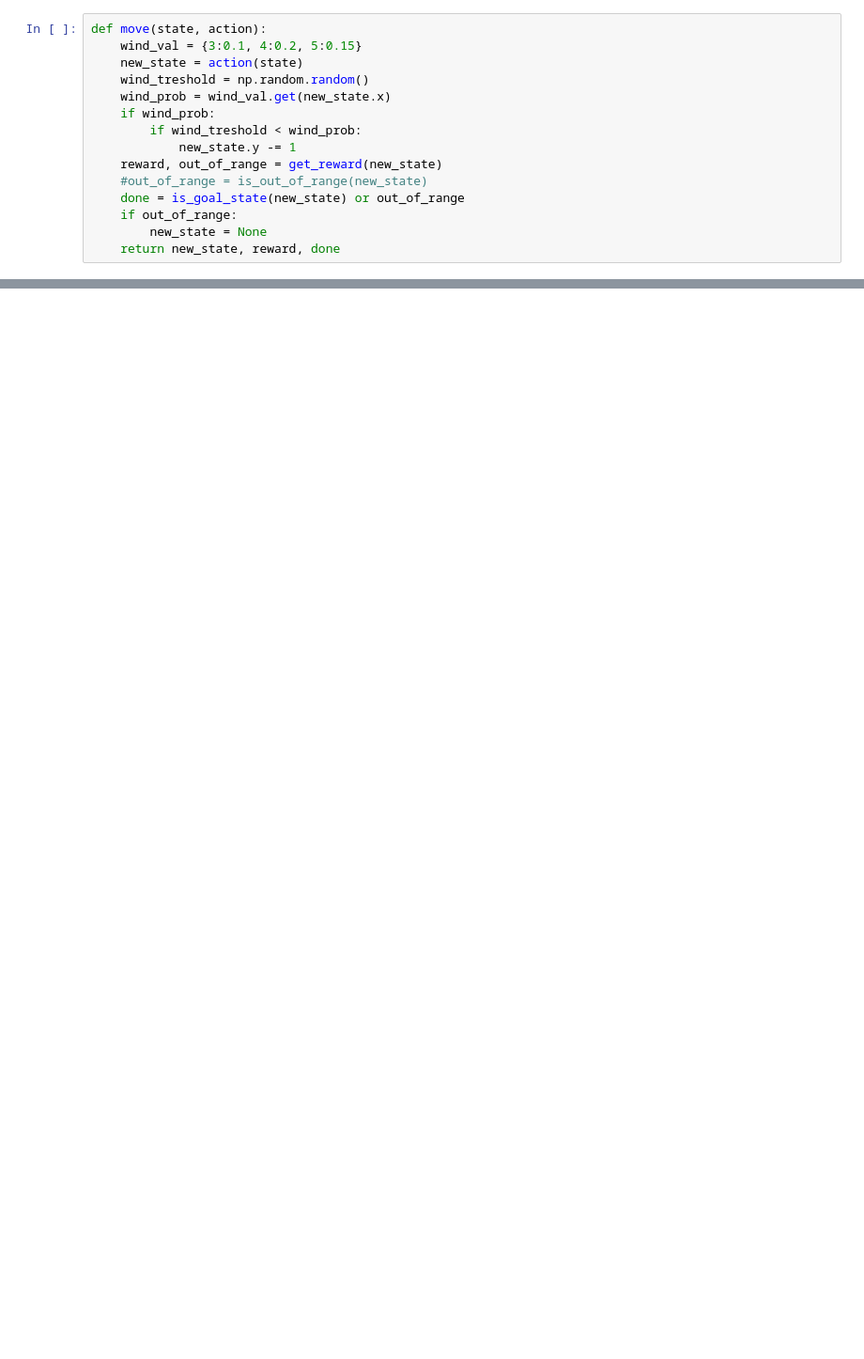
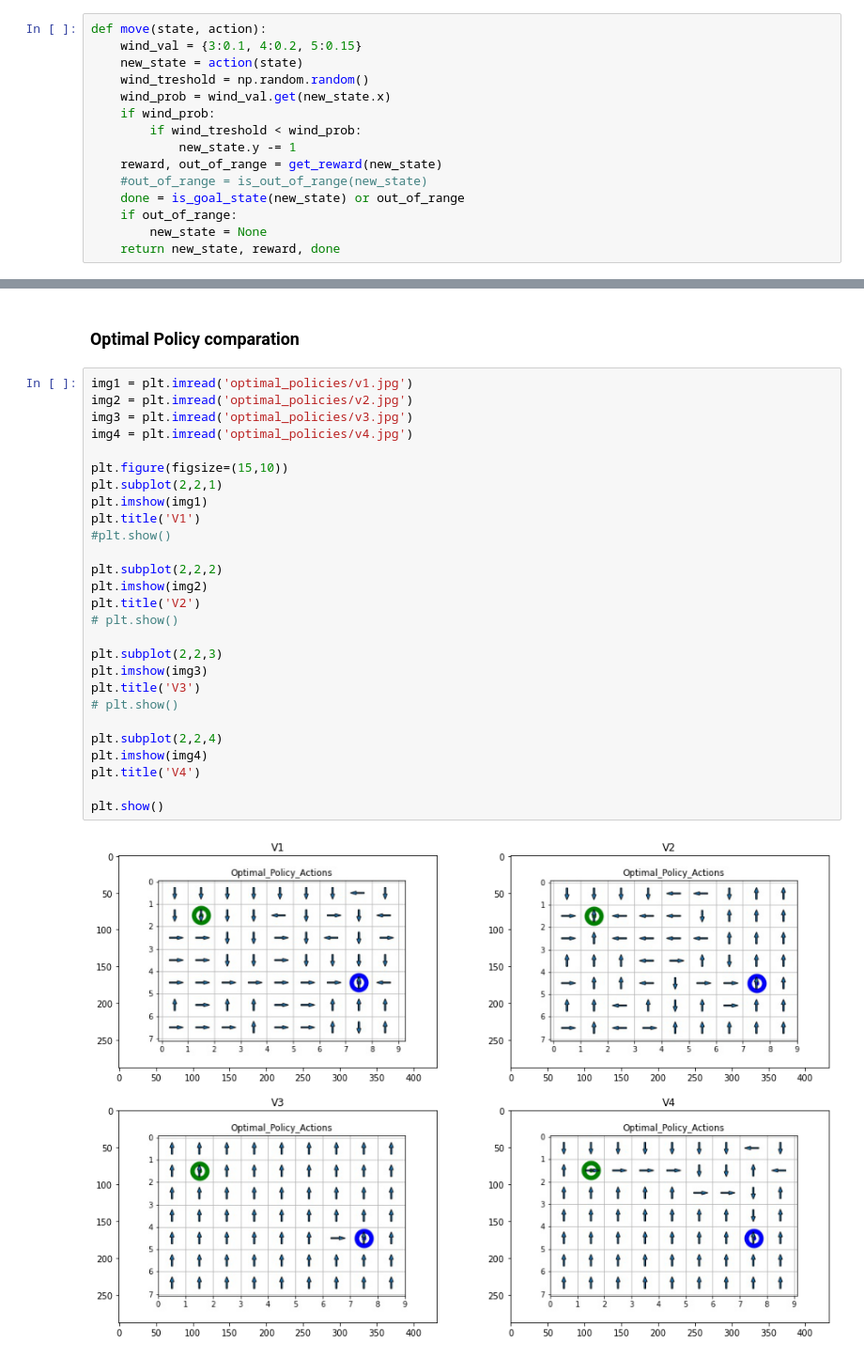
Before and after one commit to tiaraRS/ReinforcementLearningPractice, a Jupyter notebook: Experiments-T/Experiments-Saving-Sirius-Black-With-Wind.ipynb, the cells around one changed output, grey strips where cells are left out. Shown at 94% size. Cells and saved outputs as stored; diff of their text form; blank space fills up the shorter version.

```diff
--- a/Experiments-T/Experiments-Saving-Sirius-Black-With-Wind.ipynb
+++ b/Experiments-T/Experiments-Saving-Sirius-Black-With-Wind.ipynb
@@ -356,0 +420,31 @@ Average episode number in which the agent was able to learn:  5.56
+# %% [markdown]
+### Optimal Policy comparation
+# %%
+img1 = plt.imread('optimal_policies/v1.jpg')
+img2 = plt.imread('optimal_policies/v2.jpg')
+img3 = plt.imread('optimal_policies/v3.jpg')
+img4 = plt.imread('optimal_policies/v4.jpg')
+
+plt.figure(figsize=(15,10))
+plt.subplot(2,2,1)
+plt.imshow(img1)
+plt.title('V1')
+#plt.show()
+
+plt.subplot(2,2,2)
+plt.imshow(img2)
+plt.title('V2')
+# plt.show()
+
+plt.subplot(2,2,3)
+plt.imshow(img3)
+plt.title('V3')
+# plt.show()
+
+plt.subplot(2,2,4)
+plt.imshow(img4)
+plt.title('V4')
+
+plt.show()
+# %% [output]
+[figure, added]
```
Also changed, not shown: parts of 20 cells of this notebook, 12 other files.
